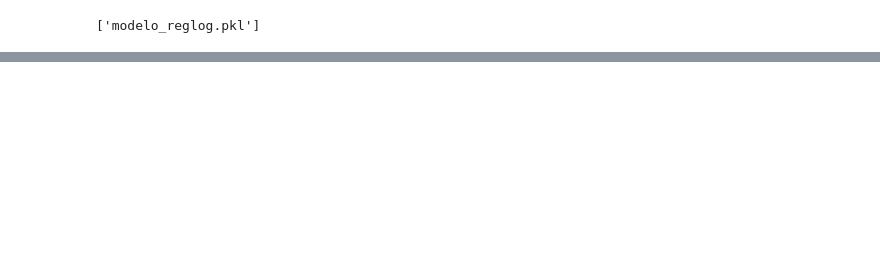
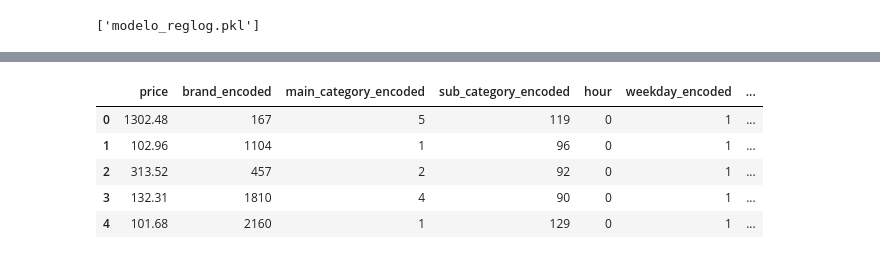
Before and after one commit to Grupo-61/techchallenge03, a Jupyter notebook: Tech Challenge 3.ipynb, the cells around one changed output, grey strips where cells are left out. Saved outputs shown, nothing was run; the diff lists cells and outputs as text; code cells hidden in the pictures; blank space fills up the shorter version.

```diff
--- a/Tech Challenge 3.ipynb
+++ b/Tech Challenge 3.ipynb
@@ -1421,0 +1632,13 @@ X_test.to_csv(r"C:\WORK\FIAP-PosMLE\Tech Challenge 3\techchallenge03\datasets\re
+# %%
+# Seleção de features de interesse para classificação
+# Selecionar features
+X = df_trat[["price","brand_encoded","main_category_encoded","sub_category_encoded","hour","weekday_encoded","add_to_cart_count","views_count"]]
+y = df_trat["purchase_target"]
+X.head()
+# %% [output]
+|  | price | brand_encoded | main_category_encoded | sub_category_encoded | hour | weekday_encoded | ... |
+| 0 | 1302.48 | 167 | 5 | 119 | 0 | 1 | ... |
+| 1 | 102.96 | 1104 | 1 | 96 | 0 | 1 | ... |
+| 2 | 313.52 | 457 | 2 | 92 | 0 | 1 | ... |
+| 3 | 132.31 | 1810 | 4 | 90 | 0 | 1 | ... |
+| 4 | 101.68 | 2160 | 1 | 129 | 0 | 1 | ... |
```
Also changed, not shown: parts of 32 cells of this notebook, 3 other files.
